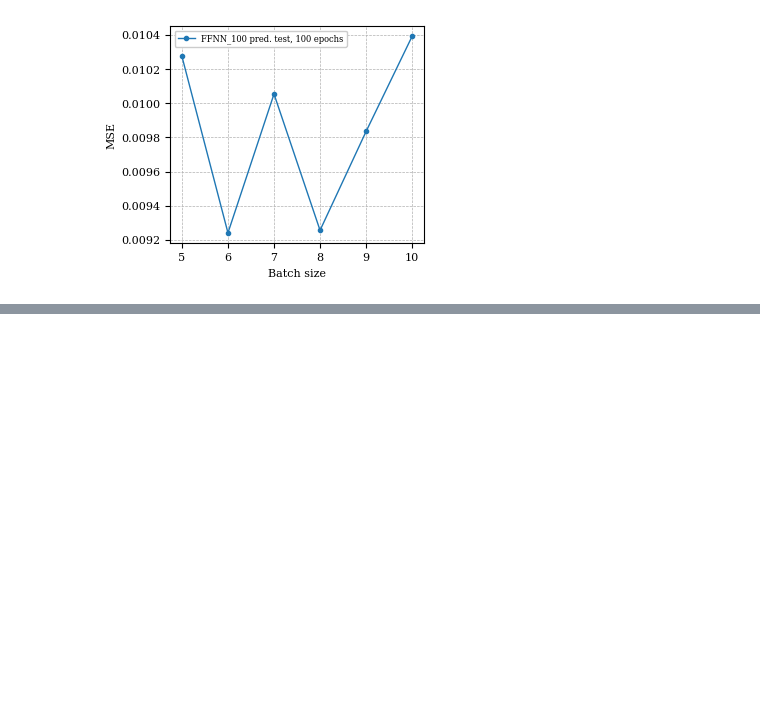
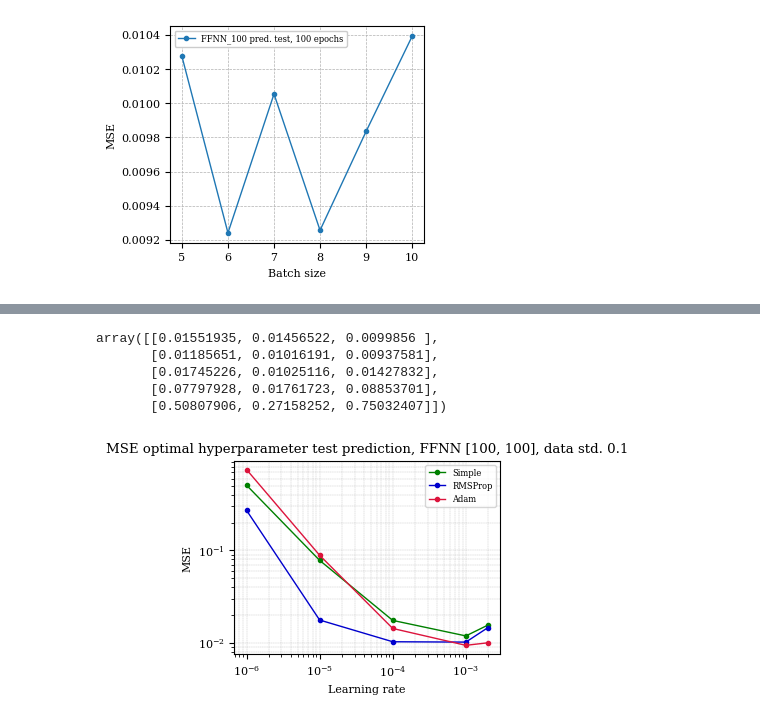
Before and after one commit to johnmagj/FYS-STK4155_Project_2, a Jupyter notebook: Code/A.ipynb, the cells around one changed output, grey strips where cells are left out. Drawn from its saved outputs; the diff is of its cells as text; code cells hidden in the pictures; blank space fills up the shorter version.

```diff
--- a/Code/A.ipynb
+++ b/Code/A.ipynb
@@ -528,0 +510,30 @@ plt.close()
+# %%
+MSE_lrs_optimizers_test_matrix
+# %% [output]
+array([[0.01551935, 0.01456522, 0.0099856 ],
+       [0.01185651, 0.01016191, 0.00937581],
+       [0.01745226, 0.01025116, 0.01427832],
+       [0.07797928, 0.01761723, 0.08853701],
+       [0.50807906, 0.27158252, 0.75032407]])
+# %%
+matplotlib.rc("text", usetex=False)
+plt.rc('lines', linewidth=1.0)
+plt.rc("figure", autolayout=True)
+plt.rc("legend", fontsize=6)
+plt.rc("font", family="serif", size=8)
+plt.figure(figsize=(86.78*MM_TO_INCH, 70*MM_TO_INCH))
+# # plt.ticklabel_format(axis = "y", style="sci")
+# # plt.gca().xaxis.set_major_locator(MultipleLocator(base=1, offset=1))   # Configure the markers on the x axis
+
+plt.loglog(learning_rates, MSE_lrs_optimizers_test_matrix[:, 0], ".-", color="green", label="Simple")
+plt.loglog(learning_rates, MSE_lrs_optimizers_test_matrix[:, 1], ".-", color="mediumblue", label="RMSProp")
+plt.loglog(learning_rates, MSE_lrs_optimizers_test_matrix[:, 2], ".-", color="crimson", label="Adam")
+plt.xlabel("Learning rate")
+plt.ylabel("MSE")
+plt.legend()
+plt.title(f"MSE optimal hyperparameter test prediction, FFNN [100, 100], data std. {std}")
+plt.grid(True, which="both", linestyle="--", linewidth=0.25)
+plt.show()
+plt.close()
+# %% [output]
+[figure, added]
```
Also changed, not shown: parts of 8 cells of this notebook, 1 other file.
